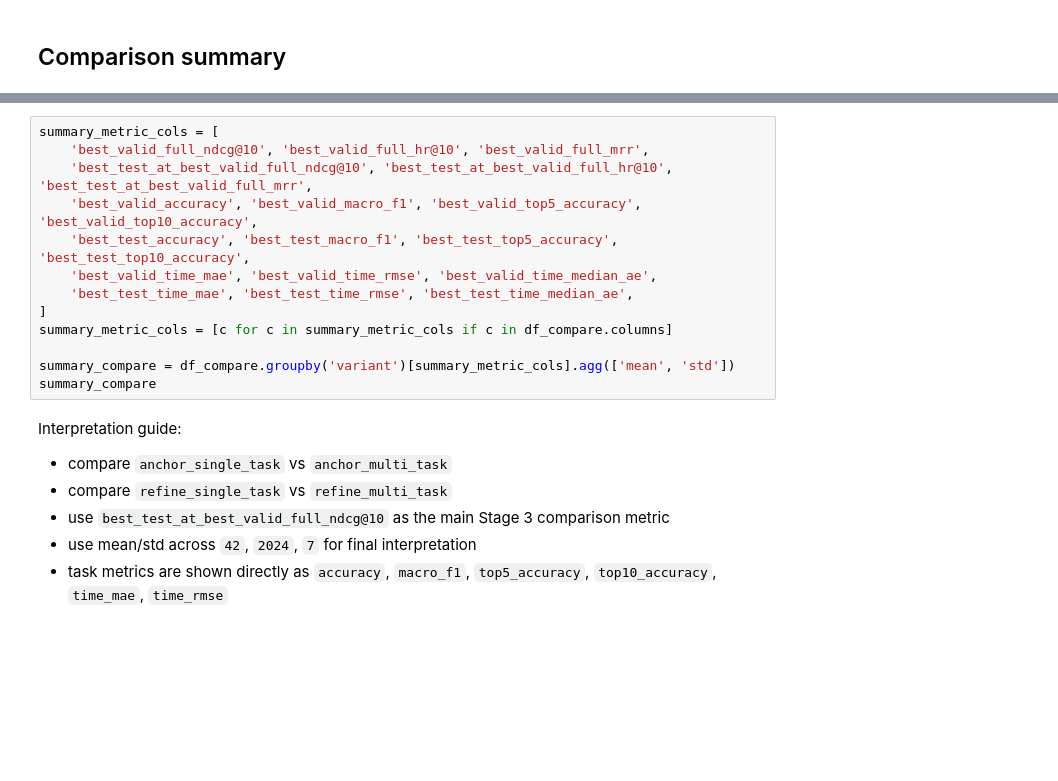
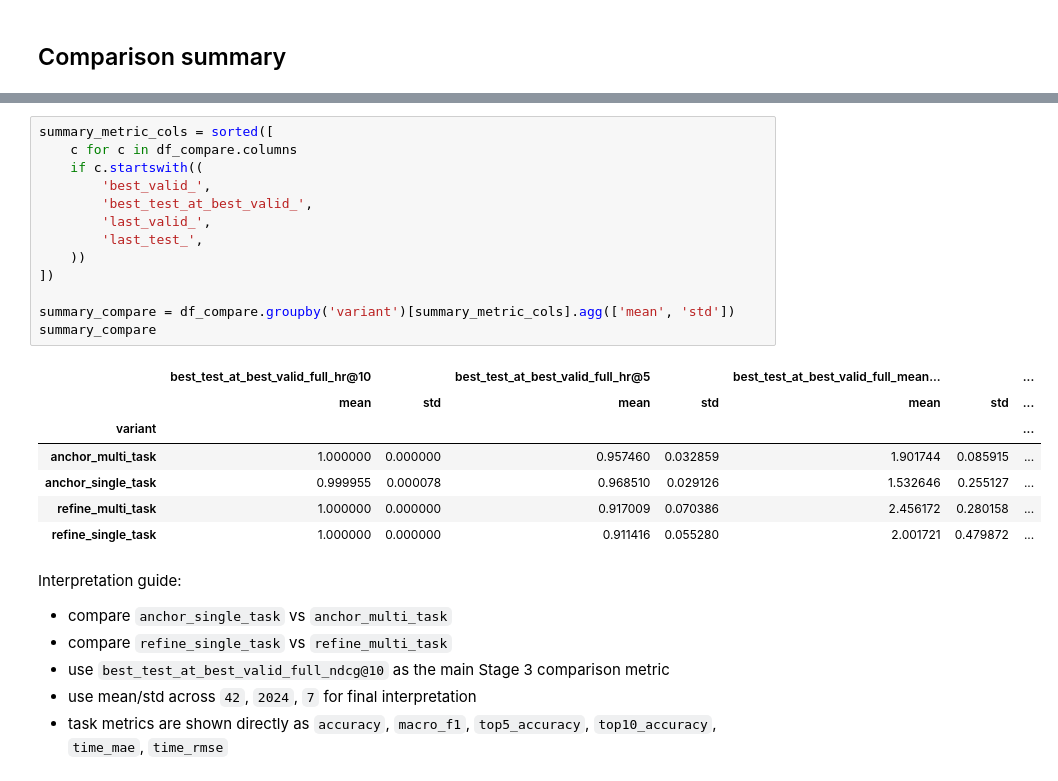
Before and after one commit to hwbuzz/time-aware-behavior-prediction, a Jupyter notebook: notebooks/sasrec_stage3_bpi2012_colab_train_02_260601.ipynb, the cells around one changed output, grey strips where cells are left out. Cells and saved outputs as stored; diff of their text form; blank space fills up the shorter version.

```diff
--- a/notebooks/sasrec_stage3_bpi2012_colab_train_02_260601.ipynb
+++ b/notebooks/sasrec_stage3_bpi2012_colab_train_02_260601.ipynb
@@ -420,16 +633,24 @@ df_compare[existing_display_cols]
 # %%
-summary_metric_cols = [
-    'best_valid_full_ndcg@10', 'best_valid_full_hr@10', 'best_valid_full_mrr',
-    'best_test_at_best_valid_full_ndcg@10', 'best_test_at_best_valid_full_hr@10', 'best_test_at_best_valid_full_mrr',
-    'best_valid_accuracy', 'best_valid_macro_f1', 'best_valid_top5_accuracy', 'best_valid_top10_accuracy',
-    'best_test_accuracy', 'best_test_macro_f1', 'best_test_top5_accuracy', 'best_test_top10_accuracy',
-    'best_valid_time_mae', 'best_valid_time_rmse', 'best_valid_time_median_ae',
-    'best_test_time_mae', 'best_test_time_rmse', 'best_test_time_median_ae',
-]
-summary_metric_cols = [c for c in summary_metric_cols if c in df_compare.columns]
+summary_metric_cols = sorted([
+    c for c in df_compare.columns
+    if c.startswith((
+        'best_valid_',
+        'best_test_at_best_valid_',
+        'last_valid_',
+        'last_test_',
+    ))
+])
 
 summary_compare = df_compare.groupby('variant')[summary_metric_cols].agg(['mean', 'std'])
 summary_compare
+# %% [output]
+|  | best_test_at_best_valid_full_hr@10 |  | best_test_at_best_valid_full_hr@5 |  | best_test_at_best_valid_full_mean... |  | ... |
+|  | mean | std | mean | std | mean | std | ... |
+| variant |  |  |  |  |  |  | ... |
+| anchor_multi_task | 1.000000 | 0.000000 | 0.957460 | 0.032859 | 1.901744 | 0.085915 | ... |
+| anchor_single_task | 0.999955 | 0.000078 | 0.968510 | 0.029126 | 1.532646 | 0.255127 | ... |
+| refine_multi_task | 1.000000 | 0.000000 | 0.917009 | 0.070386 | 2.456172 | 0.280158 | ... |
+| refine_single_task | 1.000000 | 0.000000 | 0.911416 | 0.055280 | 2.001721 | 0.479872 | ... |
 # %% [markdown]
 Interpretation guide:
 
```
Also changed, not shown: parts of 18 cells of this notebook, 3 other files.
